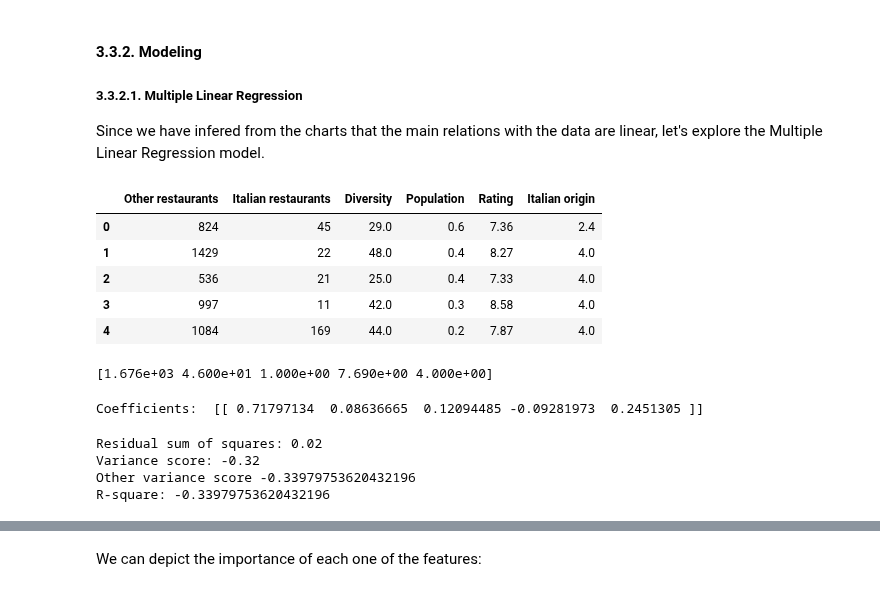
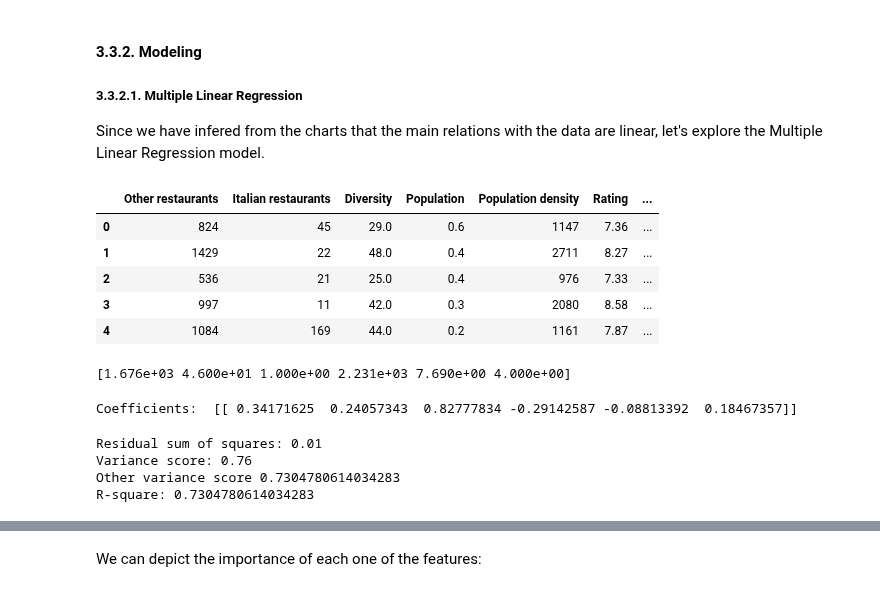
Before and after one commit to idejuan/data_science, a Jupyter notebook: Final_Project_DSPC_w02.ipynb, the cells around one changed output, grey strips where cells are left out. Cells and saved outputs as stored; diff of their text form; code cells hidden in the pictures.

```diff
--- a/Final_Project_DSPC_w02.ipynb
+++ b/Final_Project_DSPC_w02.ipynb
@@ -116,8 +120,8 @@ df = df.head(100)
 # %%
 df.rename(columns={"State[c]":"State","2019estimate":"Population","2016 population density.1":"Population density"},inplace = True)
 df = df.assign(Population = round(df["Population"]/1000000,1))
+df["Population density"] = df["Population density"].astype(int)
 df.head()
-df
 # %% [output]
 |  | City | State | Population | Population density |
 | 0 | New York City | New York | 8.3 | 10933 |
@@ -360,7 +353,7 @@ list(df_cities.columns)
  'Cuisine',
  'Italian restaurants']
 # %%
-df_cities = df_cities[["City","Total restaurants","Italian restaurants","Diversity","State","Population"]]
+df_cities = df_cities[["City","Total restaurants","Italian restaurants","Diversity","State","Population","Population density"]]
 len(df_cities['City'].unique())
 df_cities.sort_values(by = ['City'])
 #df_cities.duplicated(subset=None, keep='first')
@@ -920,40 +951,40 @@ Since we have infered from the charts that the main relations with the data are
 # %%
 from sklearn.preprocessing import MinMaxScaler
 
 # Selecting the features for regression
-cols = ['Other restaurants','Italian restaurants','Diversity','Population','Rating','Italian origin']
+cols = ['Other restaurants','Italian restaurants','Diversity','Population','Population density','Rating','Italian origin']
 df_cities_r = df_cities[cols].copy()
 
 
-cols_x = ['Other restaurants', 'Diversity','Population','Rating','Italian origin']
+cols_x = ['Other restaurants', 'Diversity','Population','Population density','Rating','Italian origin']
 
 # Scaling the dataset
 
-x = np.asanyarray(df_cities_r[['Other restaurants','Diversity','Population','Rating','Italian origin']])
+x = np.asanyarray(df_cities_r[['Other restaurants','Diversity','Population','Population density','Rating','Italian origin']])
 scaler_x = MinMaxScaler().fit(x)
 
 
 y = np.asanyarray(df_cities_r[['Italian restaurants']])
 scaler_y = MinMaxScaler().fit(y)
 
 
 #df_cities_r[cols] = min_max_scaler.fit_transform(df_cities_r[cols])
 
 
 
 
 df_cities_r.head()
 # %% [output]
-|  | Other restaurants | Italian restaurants | Diversity | Population | Rating | Italian origin |
-| 0 | 824 | 45 | 29.0 | 0.6 | 7.36 | 2.4 |
-| 1 | 1429 | 22 | 48.0 | 0.4 | 8.27 | 4.0 |
-| 2 | 536 | 21 | 25.0 | 0.4 | 7.33 | 4.0 |
-| 3 | 997 | 11 | 42.0 | 0.3 | 8.58 | 4.0 |
-| 4 | 1084 | 169 | 44.0 | 0.2 | 7.87 | 4.0 |
+|  | Other restaurants | Italian restaurants | Diversity | Population | Population density | Rating | ... |
+| 0 | 824 | 45 | 29.0 | 0.6 | 1147 | 7.36 | ... |
+| 1 | 1429 | 22 | 48.0 | 0.4 | 2711 | 8.27 | ... |
+| 2 | 536 | 21 | 25.0 | 0.4 | 976 | 7.33 | ... |
+| 3 | 997 | 11 | 42.0 | 0.3 | 2080 | 8.58 | ... |
+| 4 | 1084 | 169 | 44.0 | 0.2 | 1161 | 7.87 | ... |
 # %%
 print(x[14])
 # %% [output]
-[1.676e+03 4.600e+01 1.000e+00 7.690e+00 4.000e+00]
+[1.676e+03 4.600e+01 1.000e+00 2.231e+03 7.690e+00 4.000e+00]
 # %%
 # Creating train and test dataset
 
@@ -966,17 +997,17 @@ test = df_cities_r[~msk]
 from sklearn import linear_model
 from sklearn import metrics
 regr = linear_model.LinearRegression()
-x_train = scaler_x.transform(np.asanyarray(train[['Other restaurants','Diversity','Population','Rating','Italian origin']]))
+x_train = scaler_x.transform(np.asanyarray(train[['Other restaurants','Diversity','Population','Population density','Rating','Italian origin']]))
 y_train = scaler_y.transform(np.asanyarray(train[['Italian restaurants']]))
 regr.fit (x_train, y_train)
 # The coefficients
 print ('Coefficients: ', regr.coef_)
 # Coefficients:  [[0.45693203 0.06279319 0.4804892  0.06439731 0.02770891]]
 # %% [output]
-Coefficients:  [[ 0.71797134  0.08636665  0.12094485 -0.09281973  0.2451305 ]]
+Coefficients:  [[ 0.34171625  0.24057343  0.82777834 -0.29142587 -0.08813392  0.18467357]]
 # %%
 # Prediction
-x_test = scaler_x.transform(np.asanyarray(test[['Other restaurants','Diversity','Population','Rating','Italian origin']]))
+x_test = scaler_x.transform(np.asanyarray(test[['Other restaurants','Diversity','Population','Population density','Rating','Italian origin']]))
 y_test = scaler_y.transform(np.asanyarray(test[['Italian restaurants']]))
 y_hat= regr.predict(x_test)
 
@@ -989,10 +1020,10 @@ print('Other variance score',regr.score(x_test,y_test))
 accuracy_lr = metrics.r2_score(y_test, y_hat)
 print('R-square:',accuracy_lr)
 # %% [output]
-Residual sum of squares: 0.02
-Variance score: -0.32
-Other variance score -0.33979753620432196
-R-square: -0.33979753620432196
+Residual sum of squares: 0.01
+Variance score: 0.76
+Other variance score 0.7304780614034283
+R-square: 0.7304780614034283
 # %%
 print ('Coefficients: ', regr.coef_)
 # %% [output]
```
Also changed, not shown: parts of 22 cells of this notebook.
